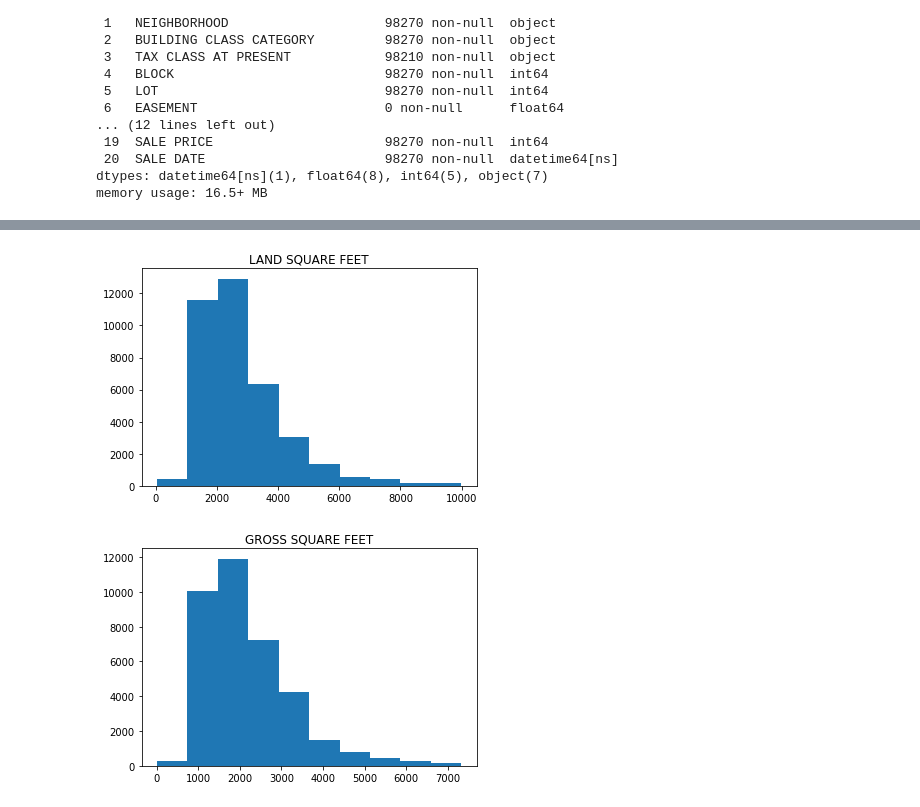
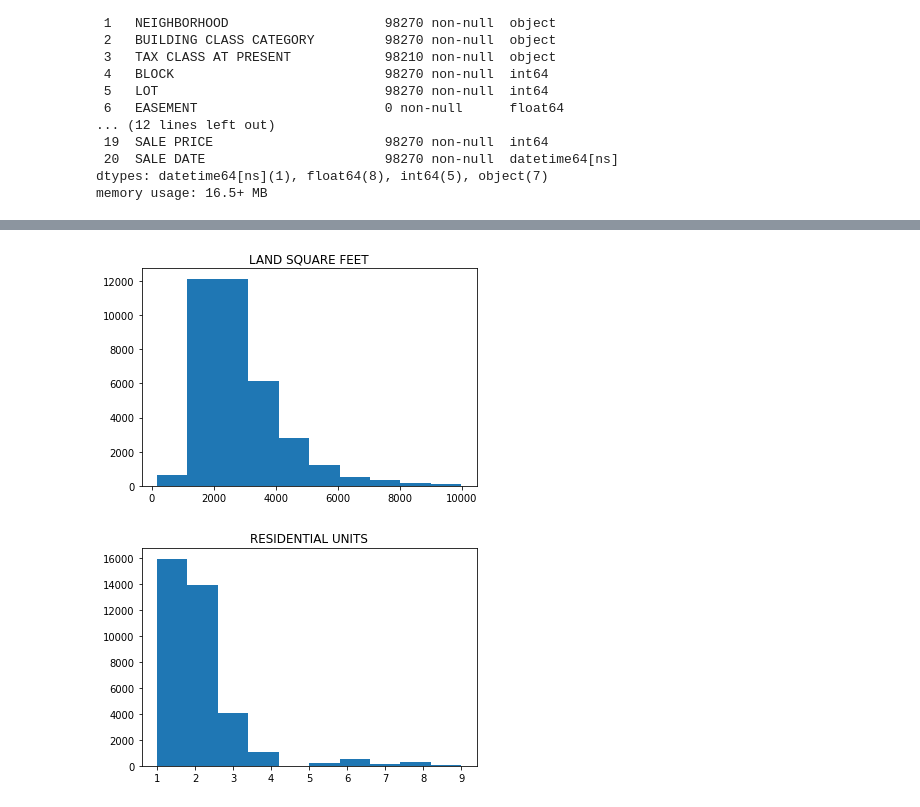
Before and after one commit to xinyuem7/nyc_housing_prediction, a Jupyter notebook: nyc-housing-price-prediction.ipynb, the cells around one changed output, grey strips where cells are left out. Cells and saved outputs as stored; diff of their text form; code cells hidden in the pictures.

```diff
--- a/nyc-housing-price-prediction.ipynb
+++ b/nyc-housing-price-prediction.ipynb
@@ -60,14 +70,22 @@ all_data.describe()
 # Sale price
 
 # drop column EASEMENT and rows with NaN
-# all_data.dropna(subset = ['LAND SQUARE FEET', 'GROSS SQUARE FEET', 'YEAR BUILT', 'SALE PRICE'], inplace = True)
-all_data = all_data.drop(columns = 'EASEMENT')
+# too many NULL value for APARTMENT NUMBER, dropping this column
+all_data.dropna(subset = ['LAND SQUARE FEET', 'GROSS SQUARE FEET', 'YEAR BUILT', 'SALE PRICE'], inplace = True)
+all_data = all_data.drop(columns = ['EASEMENT', 'COMMERCIAL UNITS', 'APARTMENT NUMBER'])
+
+# in this case, the target property is residential properties
+# thus, according to the glossary for TAX CLASS AT TIME OF SALE
+# dropping rows with TAX CLASS AT TIME OF SALE = 3 or 4
+# dropping column COMMERCIAL UNITS
+all_data = all_data.loc[(all_data['TAX CLASS AT TIME OF SALE'] == 1) | (all_data['TAX CLASS AT TIME OF SALE'] == 2)]
 all_data.head()
 
 # # drop unreasonable data
 # # drop rows with LAND SQUARE FEET, GROSS SQUARE FEET, YEAR BUILT, or SALE PRICE equals to 0
 # all_data = all_data.loc[~((all_data['LAND SQUARE FEET'] == 0) | (all_data['GROSS SQUARE FEET'] == 0) | (all_data['YEAR BUILT'] == 0) | (all_data['SALE PRICE'] == 0))]
 
+all_data.describe()
 
 # split all_data into training and testing datasets for linear regression
 training_data, testing_data = train_test_split(all_data, test_size = 0.2, random_state = 25)
@@ -120,9 +146,9 @@ training_data.describe()
 # BOROUGH OR BLOCK OR LOT OR ZIP CODE OR NEIGHBORHOOD
 # BUILDING CLASS AT TIME OF SALE
 # TAX CLASS AT TIME OF SALE
-# RESIDENTIAL UNIT
-# COMMERCIAL UNIT
-# TOTAL UNIT (Maybe)
+# RESIDENTIAL UNITS
+# COMMERCIAL UNITS
+# TOTAL UNITS (Maybe)
 # LAND SQUARE FEET
 # GROSS SQUARE FEET
 # YEAR BUILT (need feature engineering)
@@ -134,6 +160,6 @@ training_data = training_data.loc[(training_data['LAND SQUARE FEET'] > 0) & (tra
 training_data.describe()
 
 # training_data.describe().columns
-df_num = training_data[['LAND SQUARE FEET', 'GROSS SQUARE FEET']]
-# df_cat = training_data[['BOROUGH', 'BLOCK', 'LOT', 'ZIP CODE', 'NEIGHBORHOOD', 'BUILDING CLASS AT TIME OF SALE', 'TAX CLASS AT TIME OF SALE', 'RESIDENTIAL UNITS', 'COMMERCIAL UNITS', 'TOTAL UNITS', 'YEAR BUILT']]
+df_num = training_data[['LAND SQUARE FEET', 'GROSS SQUARE FEET', 'RESIDENTIAL UNITS', 'TOTAL UNITS']]
+df_cat = training_data[['BOROUGH', 'BLOCK', 'LOT', 'ZIP CODE', 'NEIGHBORHOOD', 'BUILDING CLASS AT TIME OF SALE', 'TAX CLASS AT TIME OF SALE', 'TOTAL UNITS', 'YEAR BUILT']]
 # %%
@@ -149 +183,5 @@ GROSS SQUARE FEET          0.588735           1.000000
+# %%
+# it shows that TOTAL UNITS, RESIDENTIAL UNITS, GROSS SQUARE FEET are highly corelated
+# so TOTAL UNITS and GROSS SQUARE FEET will not be included in the model
+df_num = df_num.drop(columns = ['TOTAL UNITS', 'GROSS SQUARE FEET'])
 # %%
@@ -162,6 +198,8 @@ for i in df_num.columns:
 # in this case, outlier is defined as any value that is outside of the outter fence (Q3 + 3 * IQR)
 # for LAND SQUARE FEET: 4000 + (3 * 2000) = 10000
 # for GROSS SQUARE FEET: 2914 + (3 * 1474) = 7336
-training_data = training_data.loc[(training_data['LAND SQUARE FEET'] < 10000) & (training_data['GROSS SQUARE FEET'] < 7336)]
-training_data.describe()
+# for RESIDENTIAL UNITS: < 10
+# for COMMERCIAL UNITS: < 8
+training_data = training_data.loc[(training_data['LAND SQUARE FEET'] < 10000) & (training_data['RESIDENTIAL UNITS'] < 10)]
+training_data['RESIDENTIAL UNITS'].unique()
 # %% [output]
@@ -177,11 +207,11 @@ training_data.describe()
 # %%
-df_num = training_data[['LAND SQUARE FEET', 'GROSS SQUARE FEET']]
+df_num = training_data[['LAND SQUARE FEET', 'RESIDENTIAL UNITS']]
 # df_cat = training_data[['BOROUGH', 'BLOCK', 'LOT', 'ZIP CODE', 'NEIGHBORHOOD', 'BUILDING CLASS AT TIME OF SALE', 'TAX CLASS AT TIME OF SALE', 'RESIDENTIAL UNITS', 'COMMERCIAL UNITS', 'TOTAL UNITS', 'YEAR BUILT']]
 for i in df_num.columns:
     plt.hist(df_num[i])
     plt.title(i)
     plt.show()
 # %% [output]
-[figure, old version]
+[figure, new version]
-[figure, old version]
+[figure, new version]
 # %%
```
Also changed, not shown: parts of 12 cells of this notebook.
